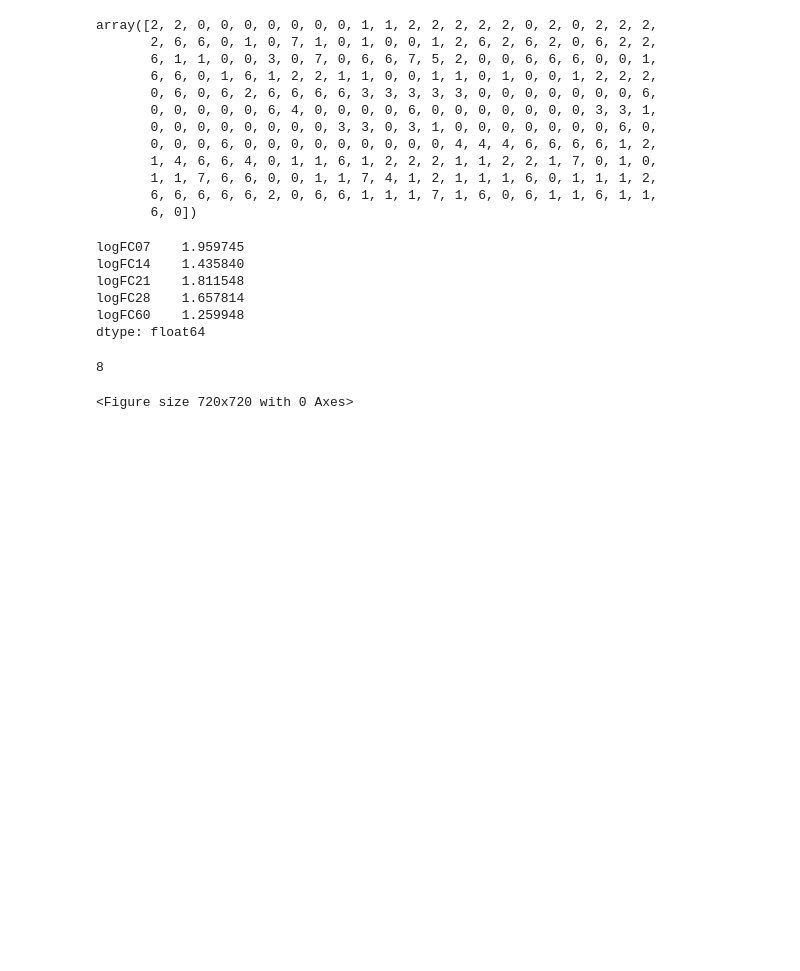
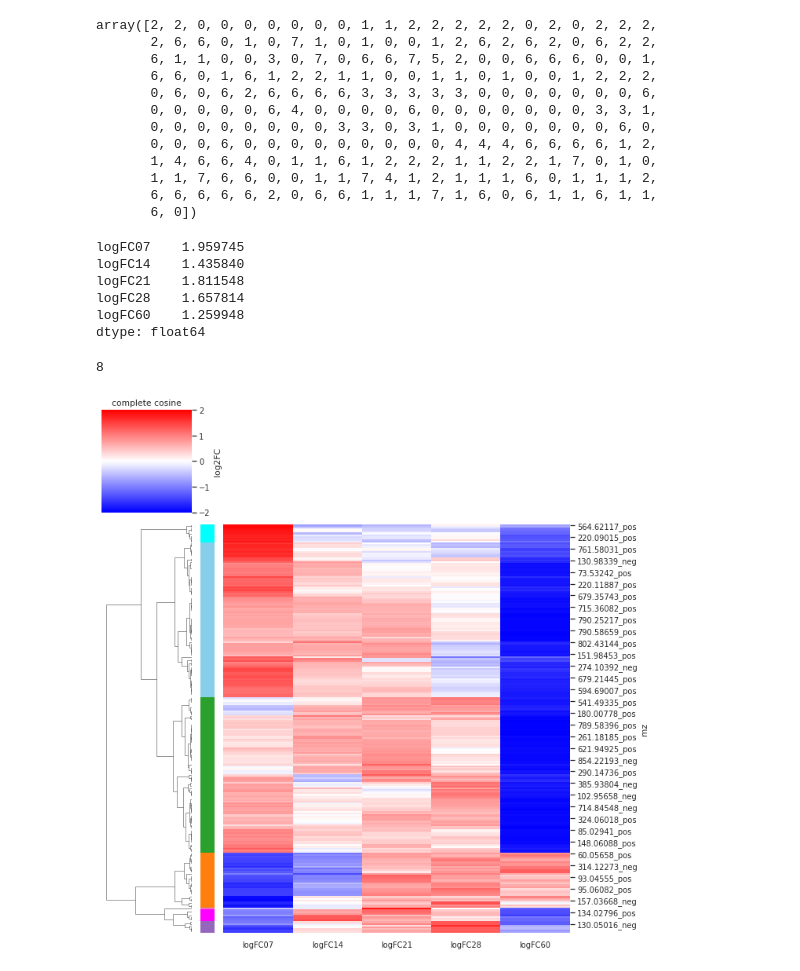
Before and after one commit to adelomana/healing, a Jupyter notebook: clustering_biomarkers_full.ipynb, the cells around one changed output. Saved outputs shown, nothing was run; the diff lists cells and outputs as text; code cells hidden in the pictures; blank space fills up the shorter version.

```diff
--- a/clustering_biomarkers_full.ipynb
+++ b/clustering_biomarkers_full.ipynb
@@ -453,23 +467,24 @@ dtype: float64
 # %%
 color_options = ['skyblue', 'tab:green', 'tab:orange', 'cyan', 'tab:purple', 'tab:pink', 'tab:green', 'magenta']
 print(len(color_options))
 
 k_colors = []
 for i in range(len(zscore_profiles.index)):
   k_colors.append(color_options[groupings[i]])
 
 # generate the figure with metabolite names
 linkage_method = 'complete'
 distance_metric = 'cosine'
 
 seaborn.set(font_scale=0.9)
 seaborn.clustermap(zscore_profiles, cmap='bwr', col_cluster=False, method=linkage_method, metric=distance_metric, cbar_kws={'label':'log2FC'}, row_colors=k_colors,vmin=-2, vmax=2)
 
 matplotlib.pyplot.title('{} {}'.format(linkage_method, distance_metric))
 matplotlib.pyplot.tight_layout()
 
-matplotlib.pyplot.savefig('heatmap.svg')
-matplotlib.pyplot.clf()
+matplotlib.pyplot.show()
+#matplotlib.pyplot.savefig('heatmap.svg')
+#matplotlib.pyplot.clf()
 # %% [output]
 8
-<Figure size 720x720 with 0 Axes>
+[figure, added]
```
Also changed, not shown: parts of 1 cell of this notebook.
